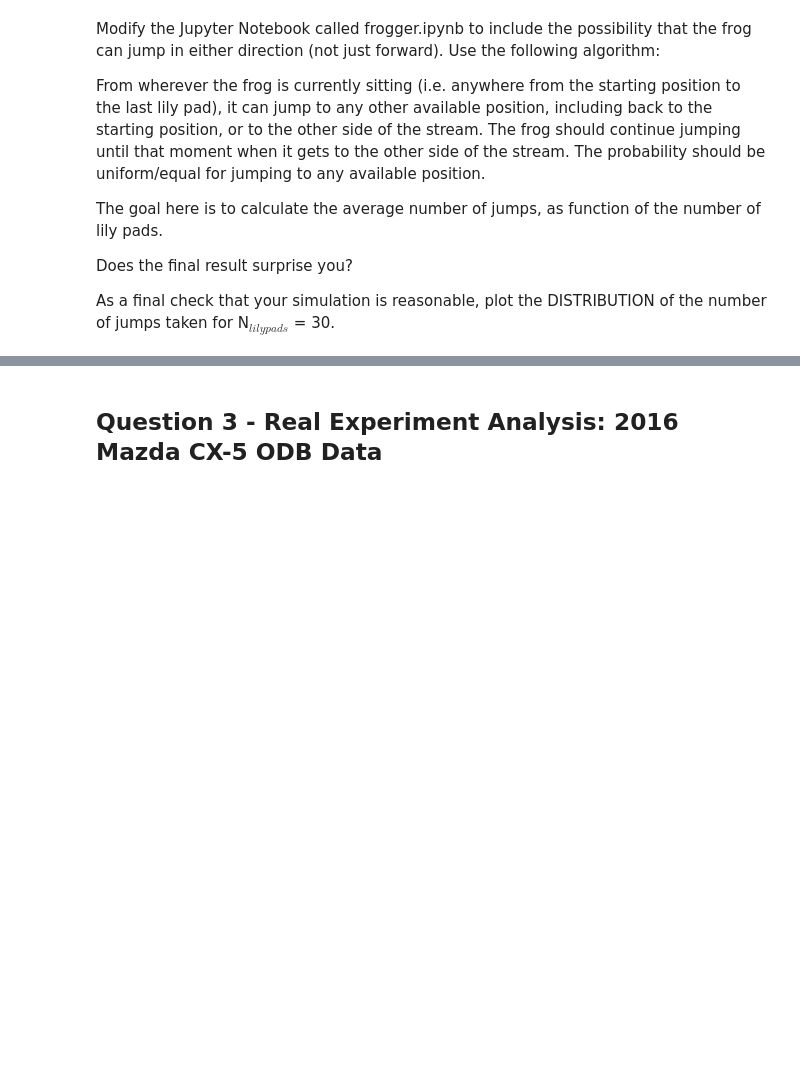
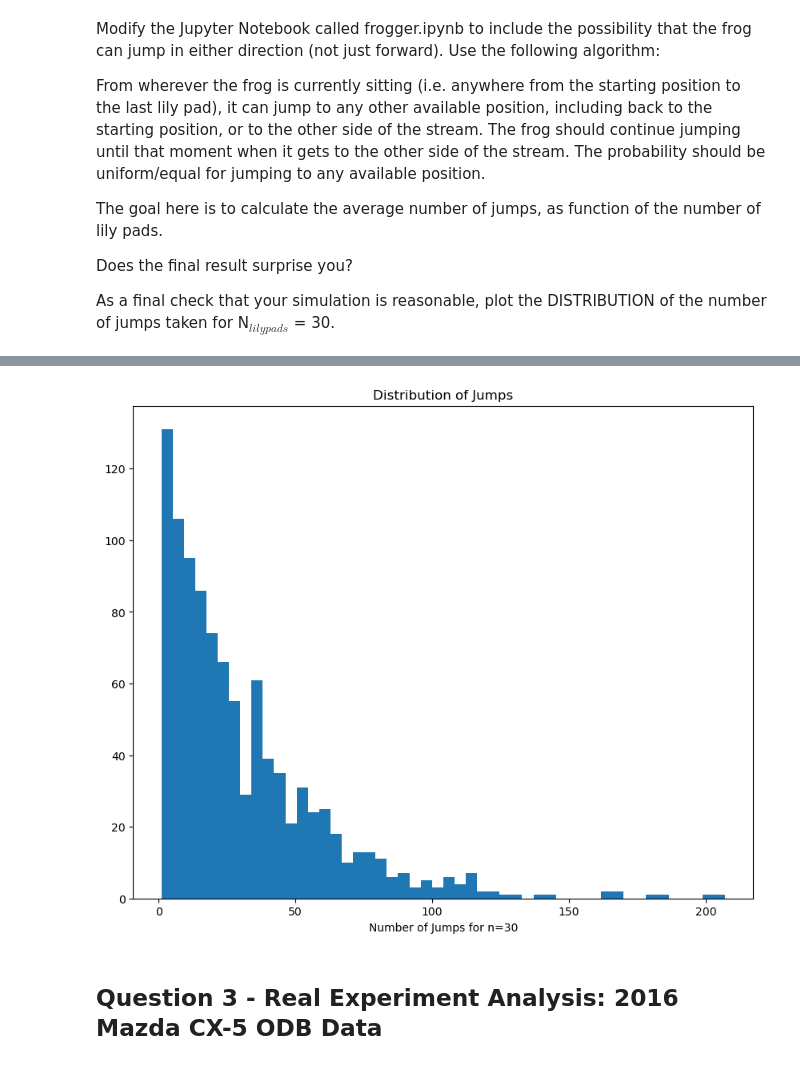
Before and after one commit to jakeb245/phys421, a Jupyter notebook: AssignmentTemplates/FinalProject.ipynb, the cells around one changed output, grey strips where cells are left out. Drawn from its saved outputs; the diff is of its cells as text; code cells hidden in the pictures; blank space fills up the shorter version.

```diff
--- a/AssignmentTemplates/FinalProject.ipynb
+++ b/AssignmentTemplates/FinalProject.ipynb
@@ -239,3 +363,14 @@ As a final check that your simulation is reasonable, plot the DISTRIBUTION of th
+# %%
+# Plot histogram of jumps
+
+fig = plt.figure()
+
+plt.hist(njumps, bins=50)
+plt.xlabel("Number of Jumps for n=30")
+plt.title("Distribution of Jumps")
+plt.show()
+# %% [output]
+[figure, added]
 # %% [markdown]
 ## Question 3 - Real Experiment Analysis:  2016 Mazda CX-5 ODB Data
 # %% [markdown]
```
Also changed, not shown: parts of 9 cells of this notebook.
